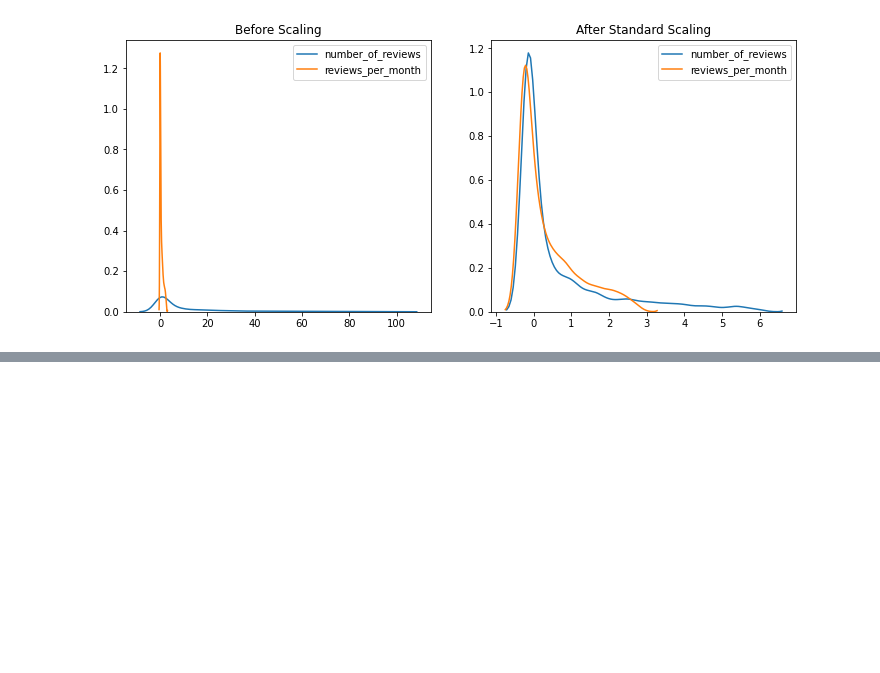
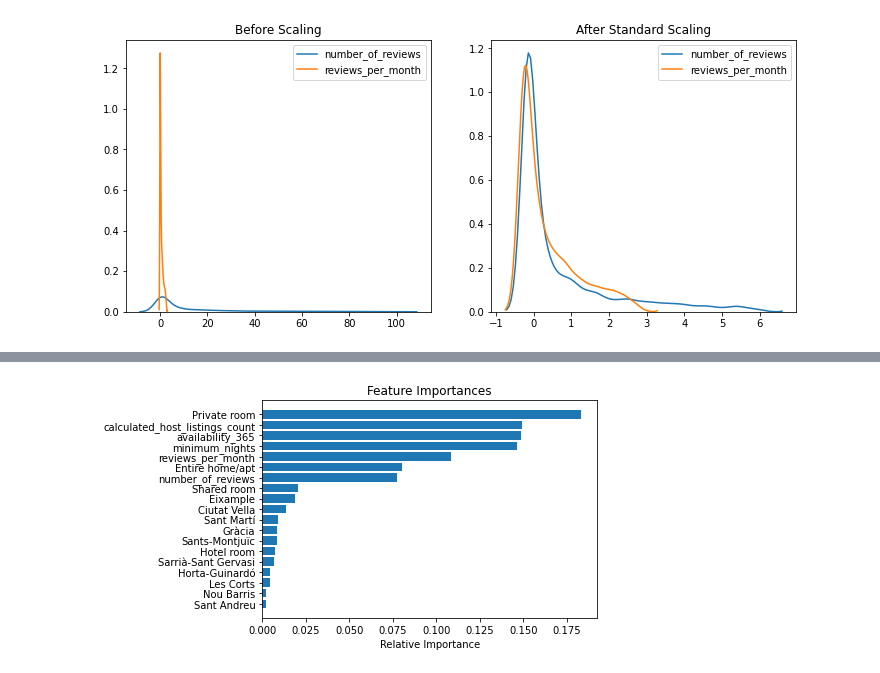
Before and after one commit to dinisoliveirac/AirbnbSmarter-Pricing-Predictor, a Jupyter notebook: ml_models.ipynb, the cells around one changed output, grey strips where cells are left out. Cells and saved outputs as stored; diff of their text form; code cells hidden in the pictures; blank space fills up the shorter version.

```diff
--- a/ml_models.ipynb
+++ b/ml_models.ipynb
@@ -159,0 +233,8 @@ plot_scaling(X_test, X_test_scaled)
+# %%
+from sklearn.ensemble import RandomForestRegressor
+
+rf = RandomForestRegressor(n_estimators = 100,
+                           n_jobs = -1,
+                           oob_score = True,
+                           bootstrap = True,
+                           random_state=42)
@@ -159,0 +243,6 @@ plot_scaling(X_test, X_test_scaled)
+# %%
+rf.fit(X_train, y_train)
+pred = rf.predict(X_test)
+
+print("Mean Absolute error of the Model:")
+print(mean_absolute_error(y_test, pred))
@@ -159,0 +291,12 @@ plot_scaling(X_test, X_test_scaled)
+# %%
+features = X_train.columns
+importances =  rf.feature_importances_
+indices = np.argsort(importances)
+
+plt.title('Feature Importances')
+plt.barh(range(len(indices)), importances[indices], align='center')
+plt.yticks(range(len(indices)), [features[i] for i in indices])
+plt.xlabel('Relative Importance')
+plt.show()
+# %% [output]
+[figure, added]
```
Also changed, not shown: parts of 20 cells of this notebook, 1 other file.
